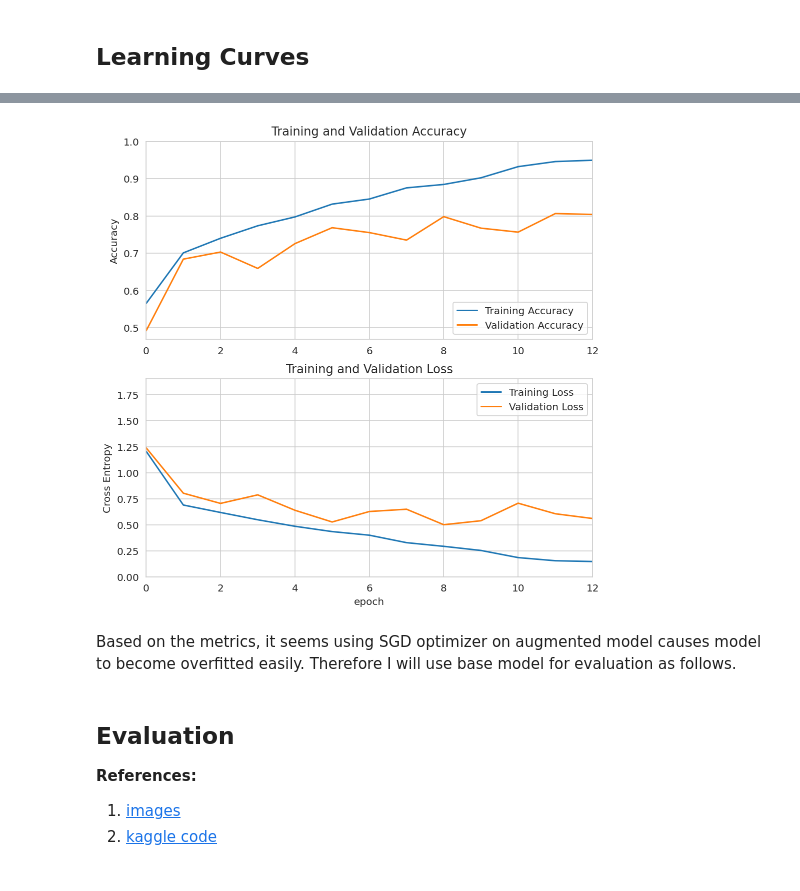
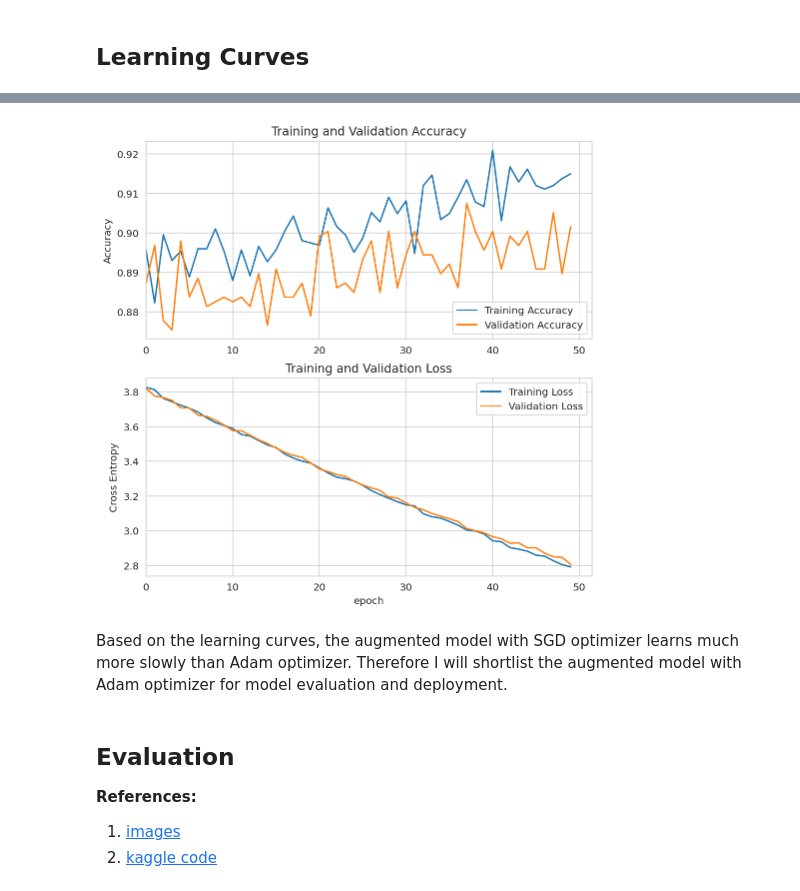
Before and after one commit to yxmauw/eye-disease-classification, a Jupyter notebook: EfficientNet.ipynb, the cells around one changed output, grey strips where cells are left out. Drawn from its saved outputs; the diff is of its cells as text; code cells hidden in the pictures.

```diff
--- a/EfficientNet.ipynb
+++ b/EfficientNet.ipynb
@@ -600,31 +585,12 @@ val_acc = history['val_accuracy']
 
 loss = history['loss']
 val_loss = history['val_loss']
-# %%
-plt.figure(figsize=(8, 8))
-plt.subplot(2, 1, 1)
-plt.plot(acc, label='Training Accuracy')
-plt.plot(val_acc, label='Validation Accuracy')
-plt.legend(loc='lower right')
-plt.ylabel('Accuracy')
-plt.ylim([min(plt.ylim()),1])
-plt.xlim([0,12])
-plt.title('Training and Validation Accuracy')
-
-plt.subplot(2, 1, 2)
-plt.plot(loss, label='Training Loss')
-plt.plot(val_loss, label='Validation Loss')
-plt.legend(loc='upper right')
-plt.ylabel('Cross Entropy')
-plt.ylim([0,1.9])
-plt.xlim([0,12])
-plt.title('Training and Validation Loss')
-plt.xlabel('epoch')
-plt.show()
-# %% [output]
-[figure, removed]
-# %% [markdown]
-Based on the metrics, it seems using SGD optimizer on augmented model causes model to become overfitted easily. Therefore I will use base model for evaluation as follows.
+# %%
+learning_curves(acc,val_acc,loss,val_loss)
+# %% [output]
+[figure, added]
+# %% [markdown]
+Based on the learning curves, the augmented model with SGD optimizer learns much more slowly than Adam optimizer. Therefore I will shortlist the augmented model with Adam optimizer for model evaluation and deployment.
 # %% [markdown]
 ## Evaluation
 
```
Also changed, not shown: parts of 9 cells of this notebook.
